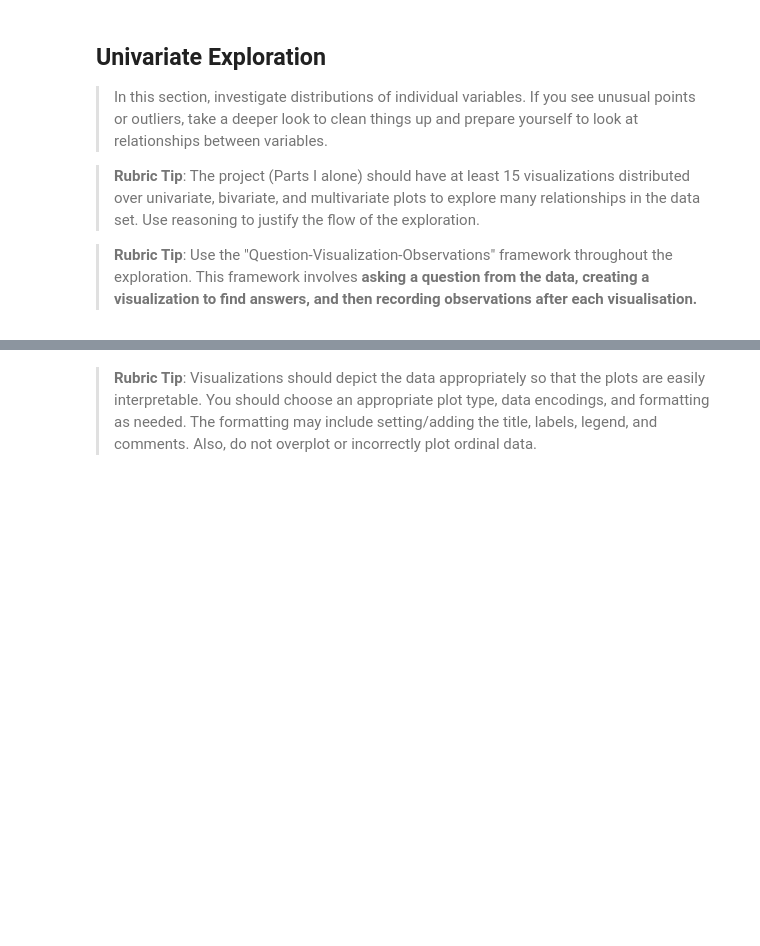
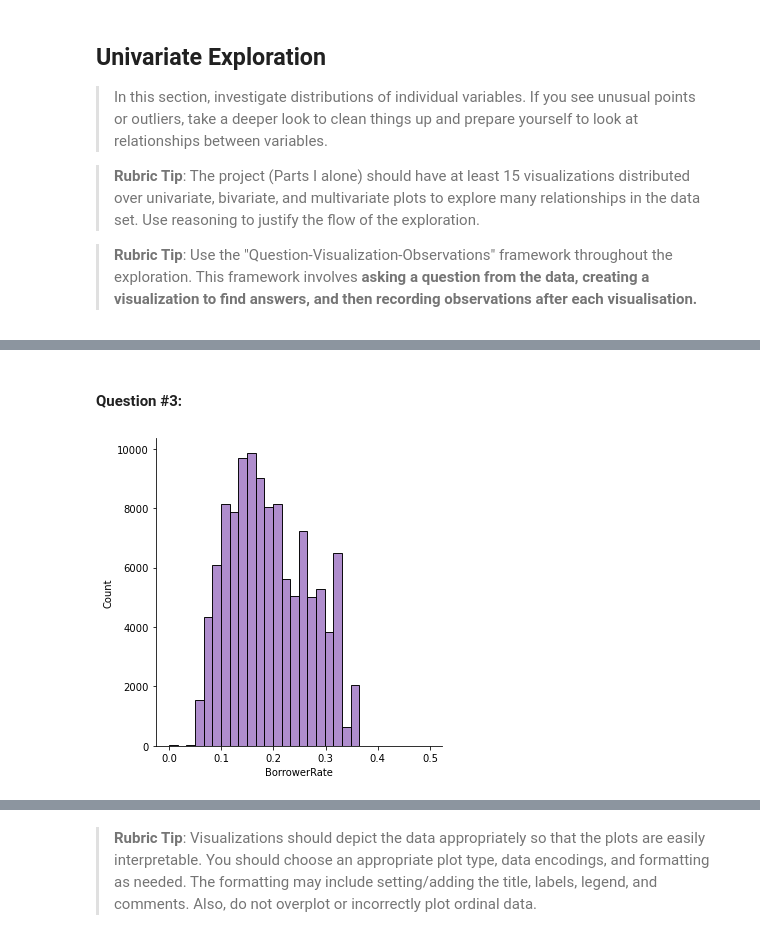
Before and after one commit to zadmainda/exploratory-visuals, a Jupyter notebook: Part_I_exploration.ipynb, the cells around one changed output, grey strips where cells are left out. Drawn from its saved outputs; the diff is of its cells as text; code cells hidden in the pictures; blank space fills up the shorter version.

```diff
--- a/Part_I_exploration.ipynb
+++ b/Part_I_exploration.ipynb
@@ -342,0 +405,7 @@ loan_clean
+# %% [markdown]
+#### Question #3:
+# %%
+
+sb.displot(loan_clean['BorrowerRate'], bins=30, color=sb.color_palette()[4]);
+# %% [output]
+[figure, added]
```
Also changed, not shown: parts of 29 cells of this notebook, 1 other file.
